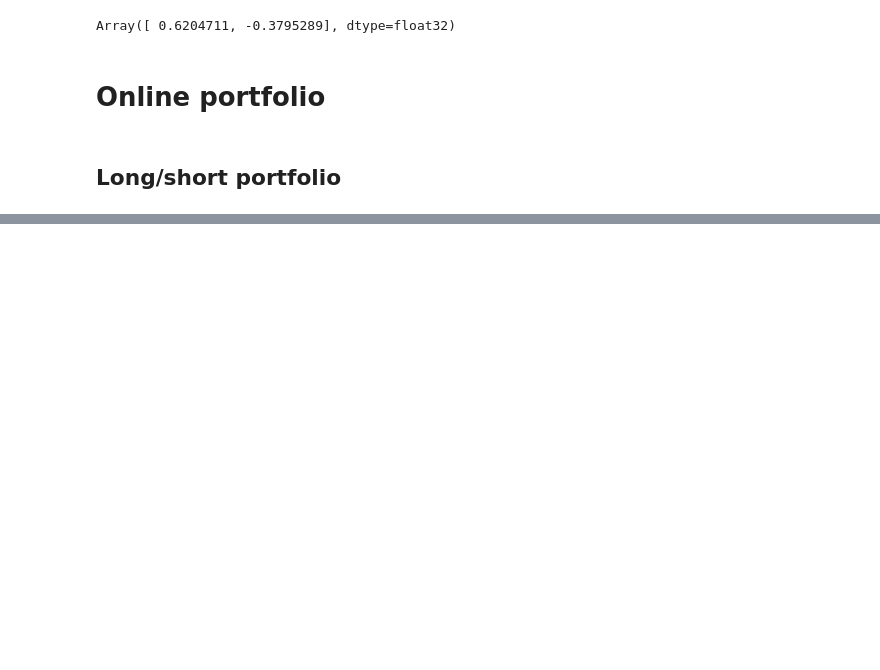
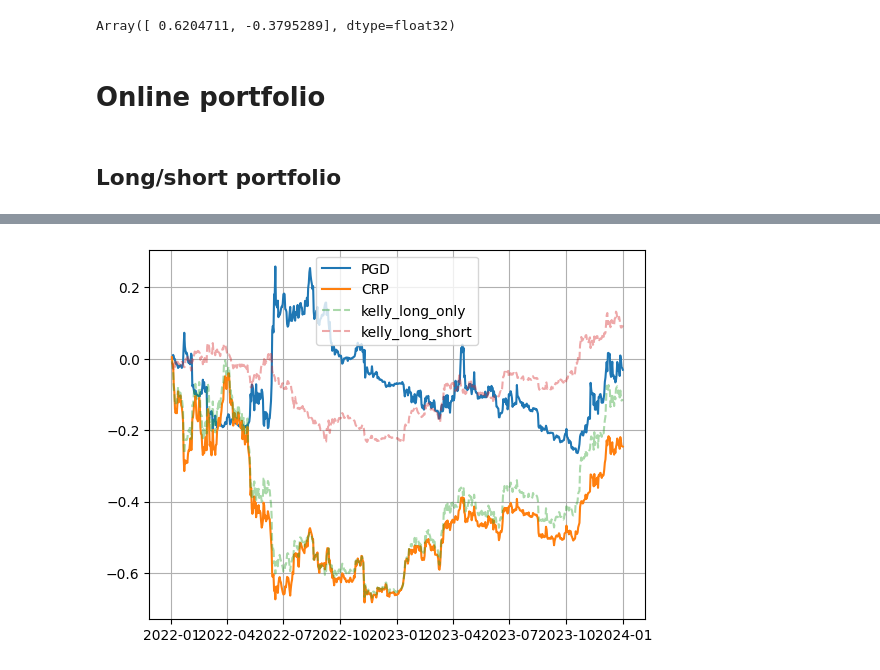
Before and after one commit to jialinyi94/online_pyfolio_opt, a Jupyter notebook: examples/eg_portfolio.ipynb, the cells around one changed output, grey strips where cells are left out. Saved outputs shown, nothing was run; the diff lists cells and outputs as text; code cells hidden in the pictures; blank space fills up the shorter version.

```diff
--- a/examples/eg_portfolio.ipynb
+++ b/examples/eg_portfolio.ipynb
@@ -89,6 +102,6 @@ from potato.optimizer import proj_gd
 from potato.projection import projection_l1_ball
 from potato.loss import kelly_loss
 
-lr = 1e-2
+lr = 1.5
 optimizer = proj_gd(lr, projection_l1_ball)
 opt_state = optimizer.init(returns[0])
@@ -97,13 +108,16 @@ loss_fn = jax.vmap(kelly_loss, in_axes=(None, 0))
 # %%
-# @jax.jit
-def step(params, returns, state):
-    loss, grad = jax.value_and_grad(loss_fn)(params, returns)
+@jax.jit
+def step(params, rs, state):
+    loss, grad = jax.value_and_grad(kelly_loss)(params, rs)
     updates, state = optimizer.update(grad, state, params)
     params = optax.apply_updates(params, updates)
     return params, state, loss
 
 params = jnp.array([0.0, 0.0])
+weights = []
+for i in range(returns.shape[0]):
+    weights.append(params)
+    params, opt_state, loss = step(params, returns[i], opt_state)
+    # print(f"Step {i}: loss={loss}, params={params}")
 
-for i in range(1000):
-    params, opt_state, loss = step(params, returns, opt_state)
-    print(f"Step {i}: loss={loss}, params={params}")
+weights = np.array(weights)
@@ -127,0 +124,4 @@ Step 728: loss=-0.0004731489170808345, params=[ 0.28131795 -0.00652111]
+# %%
+df_portfolio_return = df_portfolio_return.with_columns(
+    PGD=pl.Series(values=np.sum(weights * np.array(returns), axis=-1))
+)
@@ -127,0 +139,19 @@ Step 728: loss=-0.0004731489170808345, params=[ 0.28131795 -0.00652111]
+# %%
+df_portfolio_return = (
+    df_portfolio_return
+    .select(cs.datetime(), cs.numeric().add(1).cum_prod().sub(1))
+)
+
+import matplotlib.pyplot as plt
+
+plt.plot(df_returns["Date"], df_portfolio_return["PGD"], label="PGD")
+plt.plot(df_returns["Date"], df_portfolio_return["CRP"], label="CRP")
+plt.plot(df_returns["Date"], df_portfolio_return["kelly_long_only"], label="kelly_long_only", linestyle="--", alpha=0.4)
+plt.plot(df_returns["Date"], df_portfolio_return["kelly_long_short"], label="kelly_long_short", linestyle="--", alpha=0.4)
+# plt.plot(df_returns["Date"], df_portfolio_return["BTC-USD"], label="BTC-USD", linestyle="--", alpha=0.5)
+# plt.plot(df_returns["Date"], df_portfolio_return["ETH-USD"], label="ETH-USD", linestyle="--", alpha=0.5)
+plt.legend()
+plt.grid()
+plt.show()
+# %% [output]
+[figure, added]
```
Also changed, not shown: parts of 9 cells of this notebook.
